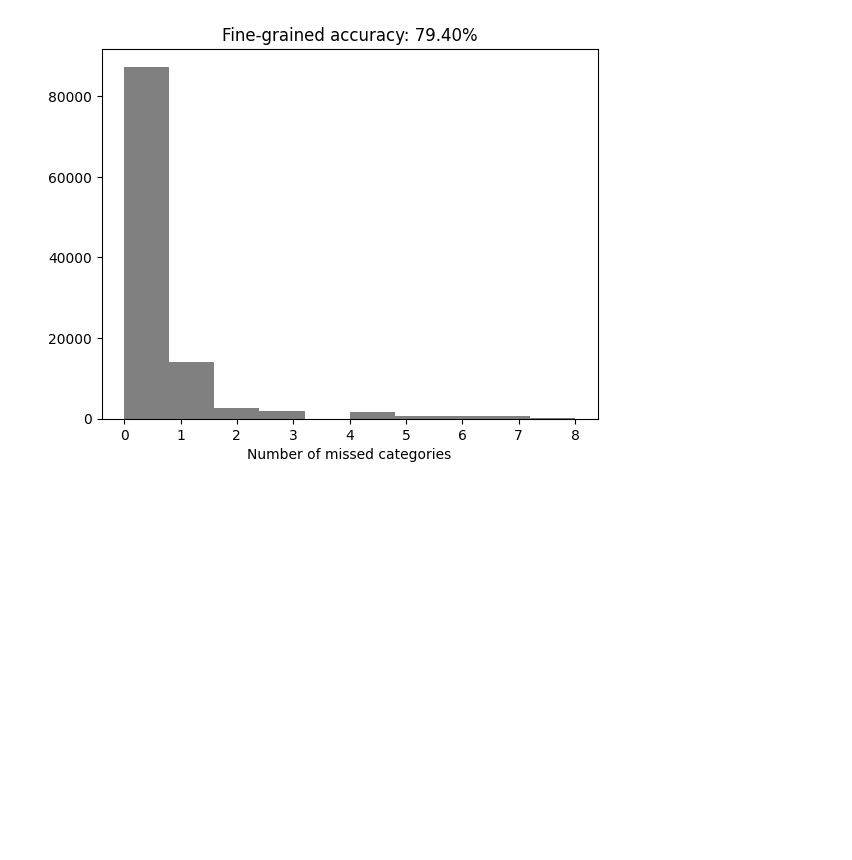
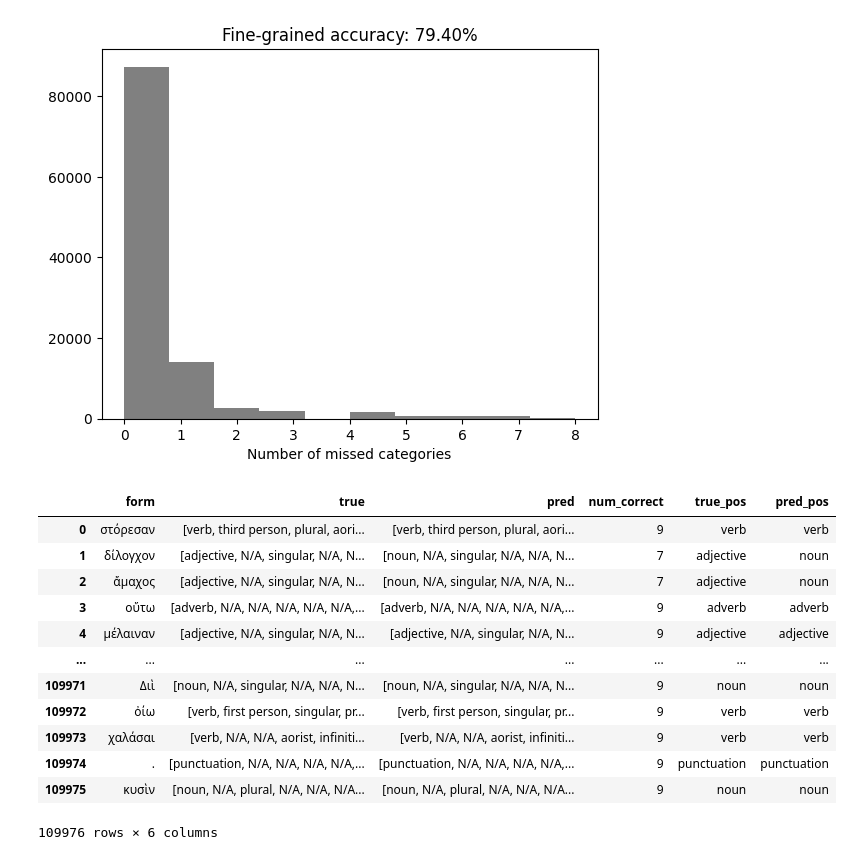
Before and after one commit to tejomaygadgil/cgpos, a Jupyter notebook: notebooks/07-tg-additive_recursive_ngram_bos.ipynb, the cells around one changed output. Saved outputs shown, nothing was run; the diff lists cells and outputs as text; code cells hidden in the pictures; blank space fills up the shorter version.

```diff
--- a/notebooks/07-tg-additive_recursive_ngram_bos.ipynb
+++ b/notebooks/07-tg-additive_recursive_ngram_bos.ipynb
@@ -201,3 +216,32 @@ plt.ylabel('')
 plt.show()
 # %% [output]
 [figure]
+# %%
+forms = np.array(results['pos']['forms'])
+true_labels = []
+pred_labels = []
+for var, result in results.items():
+    true_labels.append(result['true_labels'])
+    pred_labels.append(result['pred_labels'])
+true_labels = np.stack(true_labels).T
+pred_labels = np.stack(pred_labels).T
+# %%
+df = pd.DataFrame([forms, true_labels, pred_labels, fine_grained], index=['form', 'true', 'pred', 'num_correct']).T
+df['true_pos']=df.apply(lambda d: d['true'][0], axis=1)
+df['pred_pos']=df.apply(lambda d: d['pred'][0], axis=1)
+# %%
+df
+# %% [output]
+|  | form | true | pred | num_correct | true_pos | pred_pos |
+| 0 | στόρεσαν | [verb, third person, plural, aori... | [verb, third person, plural, aori... | 9 | verb | verb |
+| 1 | δίλογχον | [adjective, N/A, singular, N/A, N... | [noun, N/A, singular, N/A, N/A, N... | 7 | adjective | noun |
+| 2 | ἄμαχος | [adjective, N/A, singular, N/A, N... | [noun, N/A, singular, N/A, N/A, N... | 7 | adjective | noun |
+| 3 | οὕτω | [adverb, N/A, N/A, N/A, N/A, N/A,... | [adverb, N/A, N/A, N/A, N/A, N/A,... | 9 | adverb | adverb |
+| 4 | μέλαιναν | [adjective, N/A, singular, N/A, N... | [adjective, N/A, singular, N/A, N... | 9 | adjective | adjective |
+| ... | ... | ... | ... | ... | ... | ... |
+| 109971 | Διὶ | [noun, N/A, singular, N/A, N/A, N... | [noun, N/A, singular, N/A, N/A, N... | 9 | noun | noun |
+| 109972 | ὀίω | [verb, first person, singular, pr... | [verb, first person, singular, pr... | 9 | verb | verb |
+| 109973 | χαλάσαι | [verb, N/A, N/A, aorist, infiniti... | [verb, N/A, N/A, aorist, infiniti... | 9 | verb | verb |
+| 109974 | . | [punctuation, N/A, N/A, N/A, N/A,... | [punctuation, N/A, N/A, N/A, N/A,... | 9 | punctuation | punctuation |
+| 109975 | κυσὶν | [noun, N/A, plural, N/A, N/A, N/A... | [noun, N/A, plural, N/A, N/A, N/A... | 9 | noun | noun |
+109976 rows × 6 columns
```
Also changed, not shown: parts of 2 cells of this notebook.
